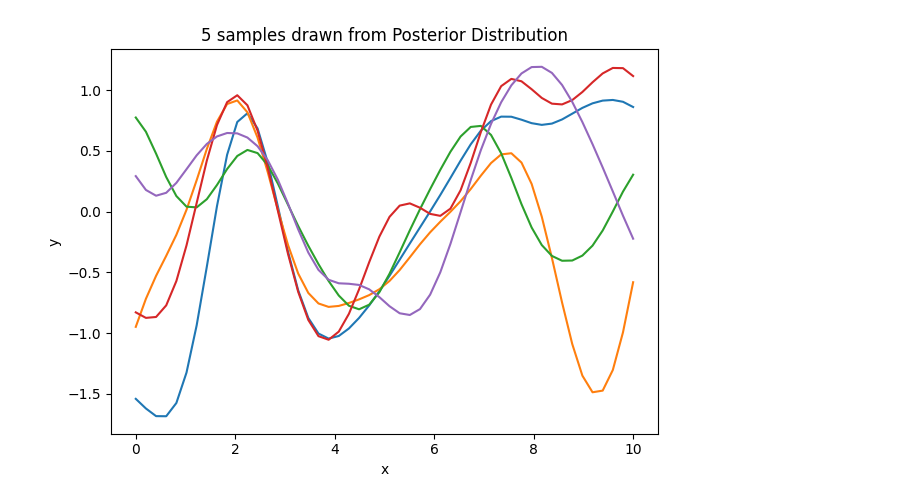
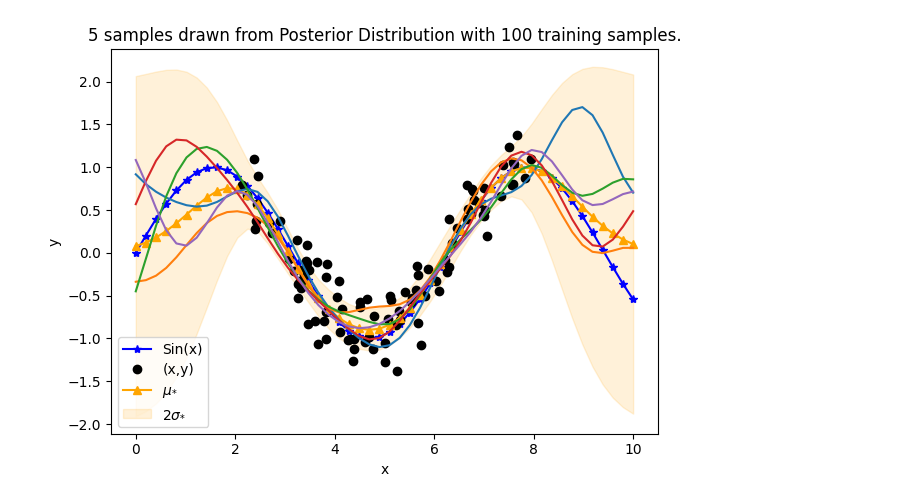
Before and after one commit to Ganesh1009/AndroidProject, a Jupyter notebook: GP_Regression.ipynb, the cells around one changed output. Saved outputs shown, nothing was run; the diff lists cells and outputs as text; code cells hidden in the pictures.

```diff
--- a/GP_Regression.ipynb
+++ b/GP_Regression.ipynb
@@ -56,55 +56,58 @@ plt.tight_layout()
 plt.savefig("Prior.svg")
 plt.show()
 
-num_of_train_samp = 10
+num_of_train_samp = 300
 num_of_test_samp = 50
 total_range = (0,10)
 
-noise = (0.5**2) * np.random.randn(num_of_train_samp).reshape(-1,1)
+for reps in range(1,61,2):
 
-# Training data samples (X,Y)
-X1 = np.random.uniform(low=total_range[0]+2,
-                       high=total_range[1]-2,
-                       size=(num_of_train_samp,1))
-Y = f(X1) + noise
+   if num_of_train_samp%reps == 0:
 
-# Test sample location (X*)
-X2 = np.linspace(start=total_range[0],
-                 stop=total_range[1],
-                 num=num_of_test_samp
-                 ).reshape(-1,1)
+      noise = (0.5**2) * np.random.randn(int(num_of_train_samp/(reps))).reshape(-1,1)
 
-post_mean, post_cov = GP(X1,X2,Y,RBF)
-Y2 = np.random.multivariate_normal(mean=post_mean.squeeze(),
-                                   cov=post_cov,
-                                   size=number_of_functions)
+      # Training data samples (X,Y)
+      X1 = np.random.uniform(low=total_range[0]+2,
+                             high=total_range[1]-2,
+                             size=(int(num_of_train_samp/(reps)),1))
+      Y = f(X1) + noise
 
-std_dev = np.sqrt(np.diag(post_cov))
+      # Test sample location (X*)
+      X2 = np.linspace(start=total_range[0],
+                       stop=total_range[1],
+                       num=num_of_test_samp
+                       ).reshape(-1,1)
 
-plt.plot(X2,f(X2),marker='*',color='blue', label='Sin(x)')
-plt.plot(X1,Y,'o',color='black',label='(x,y)')
-plt.plot(X2,post_mean,marker='^',color='orange',label='$\mu_{*}$')
-plt.fill_between(x=X2.squeeze(),
-                 y1=post_mean.squeeze()-2*std_dev,
-                 y2=post_mean.squeeze()+2*std_dev,
-                 alpha=0.15,
-                 color='orange',
-                 label="2$\sigma_{*}$"
-                 )
-plt.title('Posterior and Prior Distribution')
-plt.xlabel('x')
-plt.ylabel('y')
-plt.legend()
-plt.tight_layout()
-plt.savefig("GP_regression.svg")
-plt.show()
+      post_mean, post_cov = GP(X1,X2,Y,RBF)
+      Y2 = np.random.multivariate_normal(mean=post_mean.squeeze(),
+                                         cov=post_cov,
+                                         size=number_of_functions)
 
-for i in range(number_of_functions):
-  plt.plot(X2.squeeze(), Y2[i].transpose())
-plt.xlabel('x')
-plt.ylabel('y')
-plt.title('5 samples drawn from Posterior Distribution')
-plt.tight_layout()
-plt.savefig("Posterior.svg")
-plt.show()
+      std_dev = np.sqrt(np.diag(post_cov))
+
+      plt.plot(X2,f(X2),marker='*',color='blue', label='Sin(x)')
+      plt.plot(X1,Y,'o',color='black',label='(x,y)')
+      plt.plot(X2,post_mean,marker='^',color='orange',label='$\mu_{*}$')
+      plt.fill_between(x=X2.squeeze(),
+                       y1=post_mean.squeeze()-2*std_dev,
+                       y2=post_mean.squeeze()+2*std_dev,
+                       alpha=0.15,
+                       color='orange',
+                       label="2$\sigma_{*}$"
+                       )
+      plt.title('Posterior and Prior Distribution')
+      plt.xlabel('x')
+      plt.ylabel('y')
+      plt.legend()
+      plt.tight_layout()
+      # plt.savefig("GP_regression.svg")
+
+      for i in range(number_of_functions):
+        plt.plot(X2.squeeze(), Y2[i].transpose())
+      plt.xlabel('x')
+      plt.ylabel('y')
+      plt.title('5 samples drawn from Posterior Distribution with ' + str(int(num_of_train_samp/(reps))) + " training samples.")
+      plt.tight_layout()
+      plt.savefig("Posterior"+str(reps)+".svg")
+      plt.show()
 # %% [output]
@@ -113 +116 @@ plt.show()
-[figure, old version]
+[figure, new version]
```
Also changed, not shown: parts of 1 cell of this notebook.
